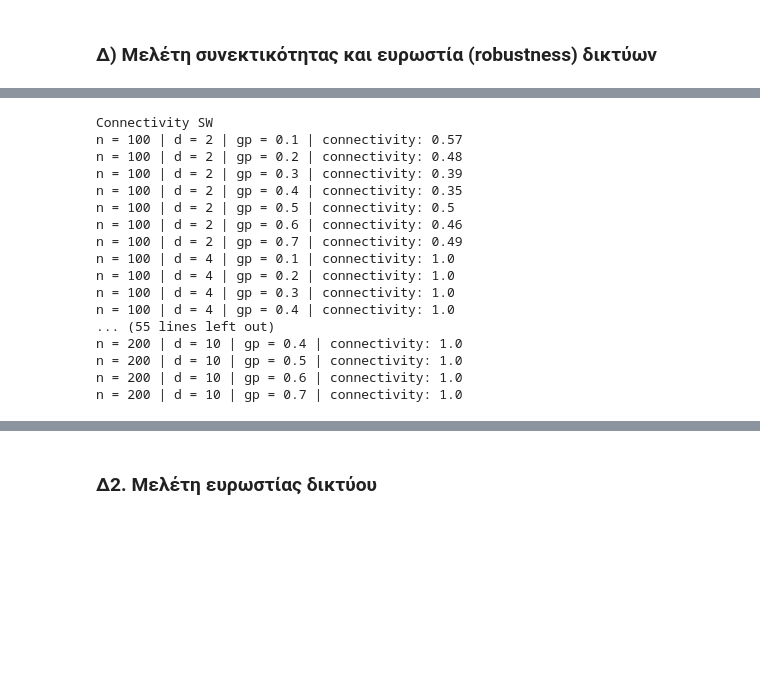
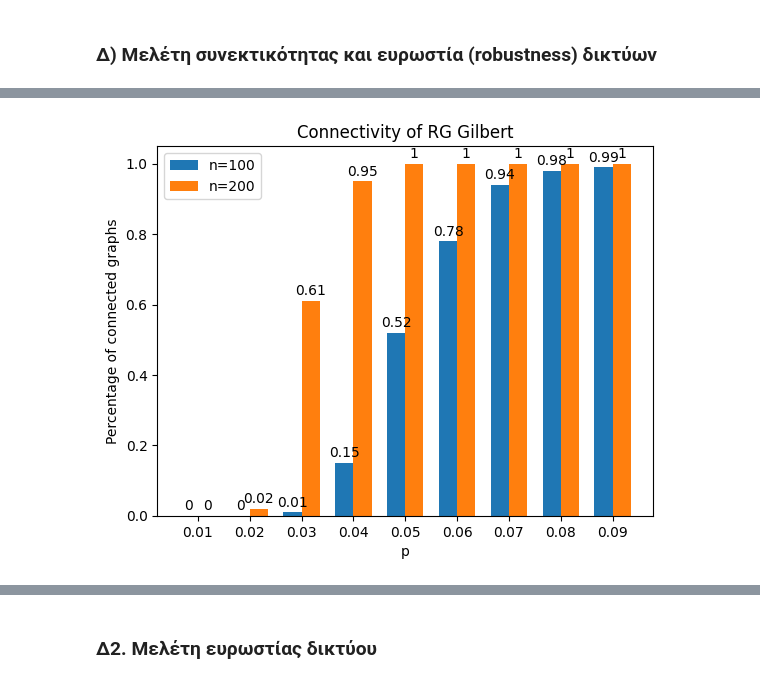
Before and after one commit to geokyr/ece-ntua-social-network-analysis, a Jupyter notebook: lab01/lab01.ipynb, the cells around one changed output, grey strips where cells are left out. Saved outputs shown, nothing was run; the diff lists cells and outputs as text; code cells hidden in the pictures; blank space fills up the shorter version.

```diff
--- a/lab01/lab01.ipynb
+++ b/lab01/lab01.ipynb
@@ -1075,35 +975,42 @@ n = 200 | d = 10 | connectivity: 1.0
-# %%
-print("Connectivity SW")
-
-for n in [100, 200]:
-    for d in np.arange(2, 12, 2):
-        for gp in np.arange(0.1, 0.8, 0.1):
-            connected = 0
-
-            # create 100 random graphs with this n, d and gp
-            for i in range(100):
-                G = nx.watts_strogatz_graph(n, d, gp, seed=i)
-
-                # if the graph is connected, add 1 to the counter
-                if nx.is_connected(G):
-                    connected += 1
-
-            print("n =", n, "| d =", d, "| gp =", np.format_float_positional(gp, 1), "| connectivity:", connected / 100)
-# %% [output]
-Connectivity SW
-n = 100 | d = 2 | gp = 0.1 | connectivity: 0.57
-n = 100 | d = 2 | gp = 0.2 | connectivity: 0.48
-n = 100 | d = 2 | gp = 0.3 | connectivity: 0.39
-n = 100 | d = 2 | gp = 0.4 | connectivity: 0.35
-n = 100 | d = 2 | gp = 0.5 | connectivity: 0.5
-n = 100 | d = 2 | gp = 0.6 | connectivity: 0.46
-n = 100 | d = 2 | gp = 0.7 | connectivity: 0.49
-n = 100 | d = 4 | gp = 0.1 | connectivity: 1.0
-n = 100 | d = 4 | gp = 0.2 | connectivity: 1.0
-n = 100 | d = 4 | gp = 0.3 | connectivity: 1.0
-n = 100 | d = 4 | gp = 0.4 | connectivity: 1.0
-... (55 lines left out)
-n = 200 | d = 10 | gp = 0.4 | connectivity: 1.0
-n = 200 | d = 10 | gp = 0.5 | connectivity: 1.0
-n = 200 | d = 10 | gp = 0.6 | connectivity: 1.0
-n = 200 | d = 10 | gp = 0.7 | connectivity: 1.0
+# %%
+# array for p values to be tested and connectivity lists for n=100 and n=200
+ps = np.around(np.arange(0.01, 0.1, 0.01), 2)
+first = []
+second = []
+
+for n in [100, 200]:
+    for p in ps:
+        connected = 0
+
+        # create 100 random graphs with this n and p
+        for i in range(100):
+            G = nx.gnp_random_graph(n, p, seed=i)
+
+            # if the graph is connected, add 1 to the counter
+            if nx.is_connected(G):
+                connected += 1
+
+        # calculate the percentage of connected graphs and append it to the respective connectivity list
+        if n == 100:
+            first.append(connected / 100)
+        else:
+            second.append(connected / 100)
+
+# create a grouped bar chart
+x = np.arange(len(ps))
+width = 0.35
+
+fig, ax = plt.subplots()
+rects1 = ax.bar(x - width/2, first, width, label='n=100')
+rects2 = ax.bar(x + width/2, second, width, label='n=200')
+
+ax.set_ylabel('Percentage of connected graphs')
+ax.set_xlabel('p')
+ax.set_title('Connectivity of RG Gilbert')
+ax.set_xticks(x, ps)
+ax.legend()
+ax.bar_label(rects1, padding=2)
+ax.bar_label(rects2, padding=2)
+plt.show()
+# %% [output]
+[figure, added]
```
Also changed, not shown: parts of 17 cells of this notebook.
